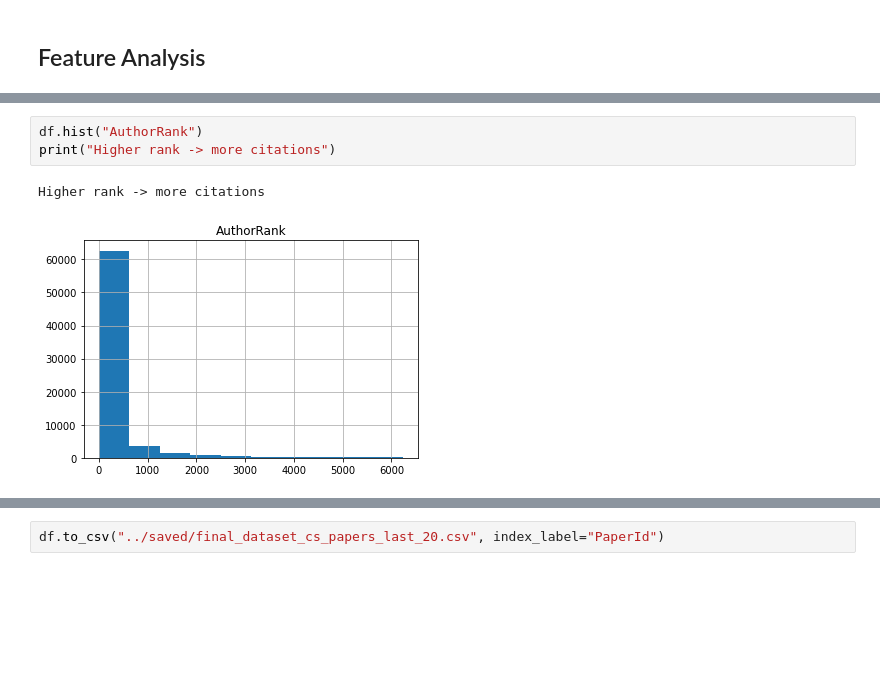
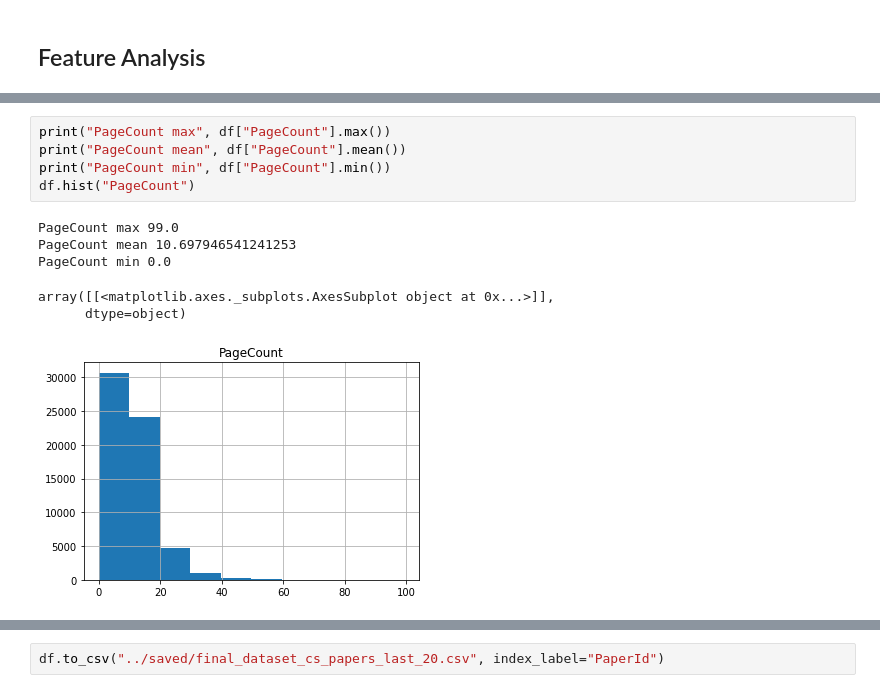
Before and after one commit to anton164/predicting-citation-counts, a Jupyter notebook: notebooks/compile_dataset.ipynb, the cells around one changed output, grey strips where cells are left out. Saved outputs shown, nothing was run; the diff lists cells and outputs as text; blank space fills up the shorter version.

```diff
--- a/notebooks/compile_dataset.ipynb
+++ b/notebooks/compile_dataset.ipynb
@@ -58,6 +117,12 @@ Higher rank -> more citations
-# %%
-df.hist("AuthorRank")
-print("Higher rank -> more citations")
-# %% [output]
-Higher rank -> more citations
-[figure, removed]
+# %%
+print("PageCount max", df["PageCount"].max())
+print("PageCount mean", df["PageCount"].mean())
+print("PageCount min", df["PageCount"].min())
+df.hist("PageCount")
+# %% [output]
+PageCount max 99.0
+PageCount mean 10.697946541241253
+PageCount min 0.0
+array([[<matplotlib.axes._subplots.AxesSubplot object at 0x...>]],
+      dtype=object)
+[figure, added]
```
Also changed, not shown: parts of 15 cells of this notebook.
